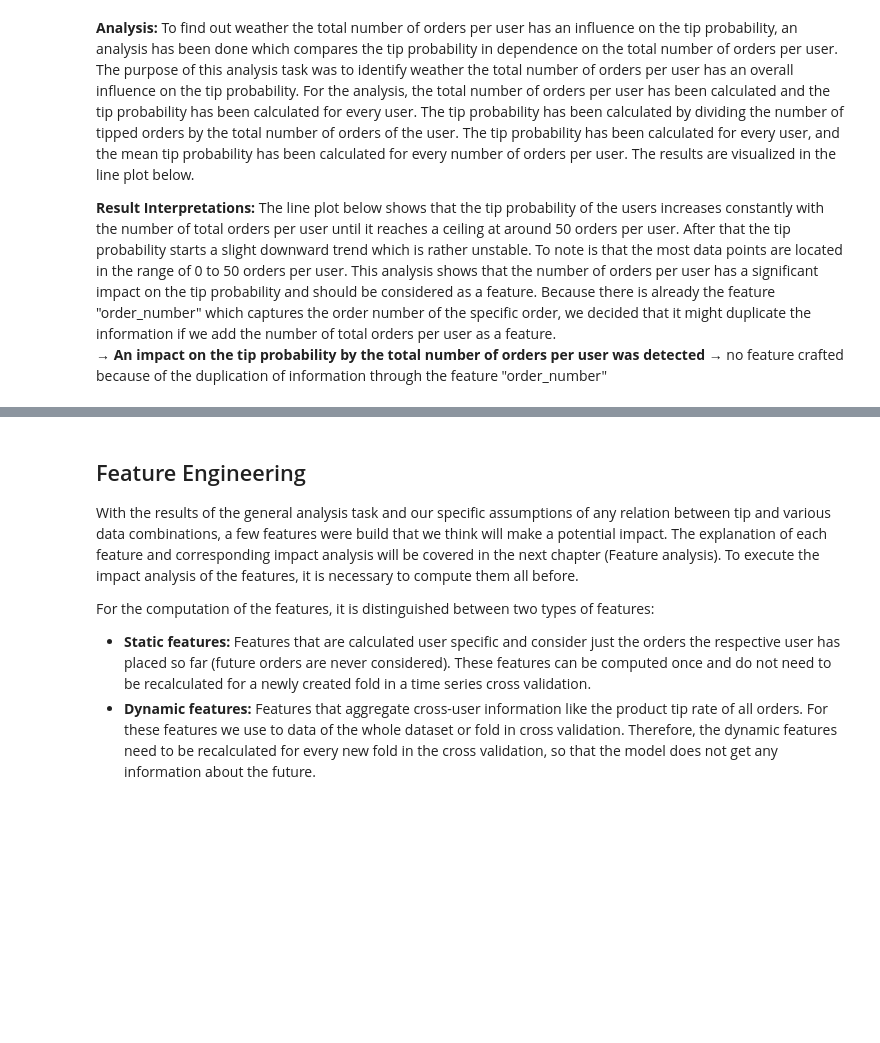
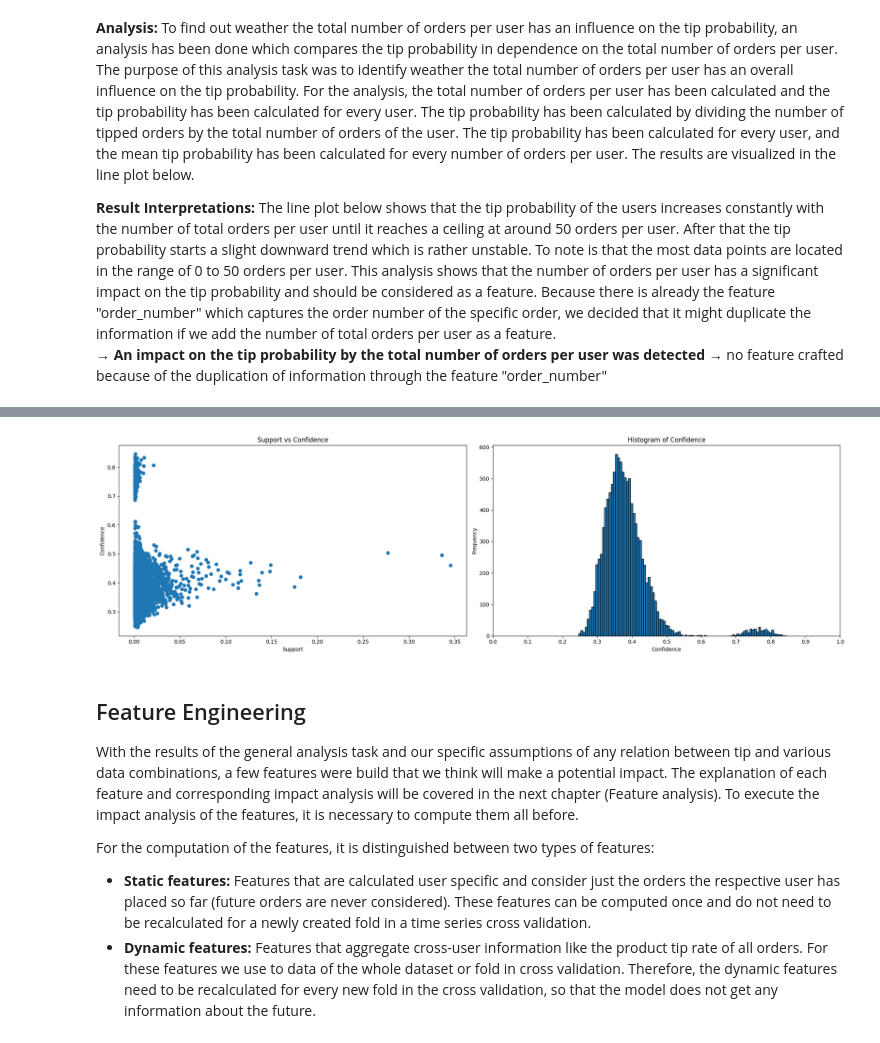
Before and after one commit to d-schneid/binary-tip-classification, a Jupyter notebook: team_07_project.ipynb, the cells around one changed output, grey strips where cells are left out. Saved outputs shown, nothing was run; the diff lists cells and outputs as text; code cells hidden in the pictures; blank space fills up the shorter version.

```diff
--- a/team_07_project.ipynb
+++ b/team_07_project.ipynb
@@ -205,3 +211,8 @@ num_order_user.execute_analysis()
+# %%
+assoc_rules = AssocRules(data_manager)
+assoc_rules.execute_analysis()
+# %% [output]
+[figure, added]
 # %% [markdown]
 ## Feature Engineering
 With the results of the general analysis task and our specific assumptions of any relation between tip and various data combinations, a few features were build that we think will make a potential impact. The explanation of each feature and corresponding impact analysis will be covered in the next chapter (Feature analysis). To execute the impact analysis of the features, it is necessary to compute them all before.
```
Also changed, not shown: parts of 2 cells of this notebook.
